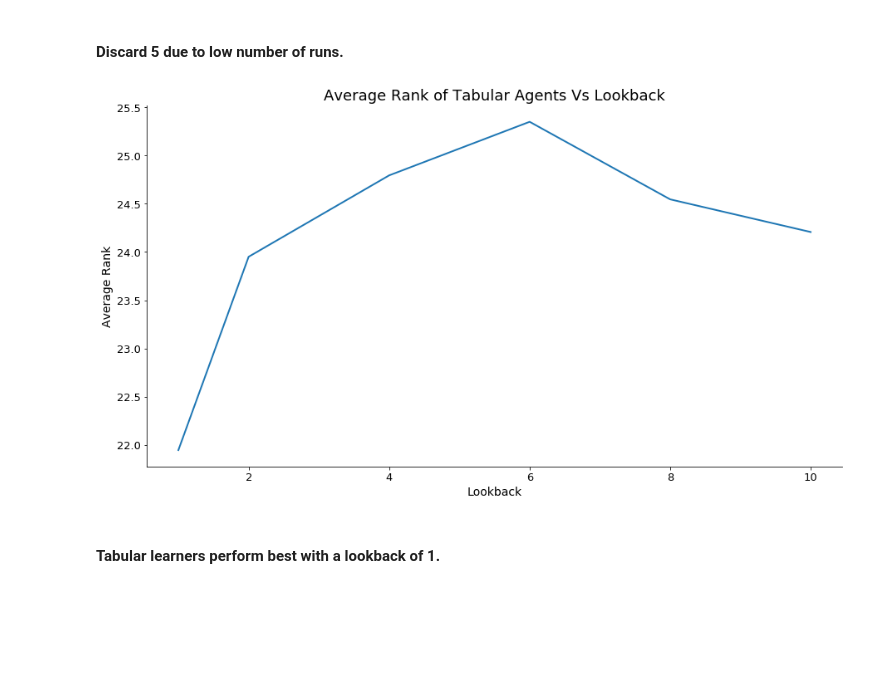
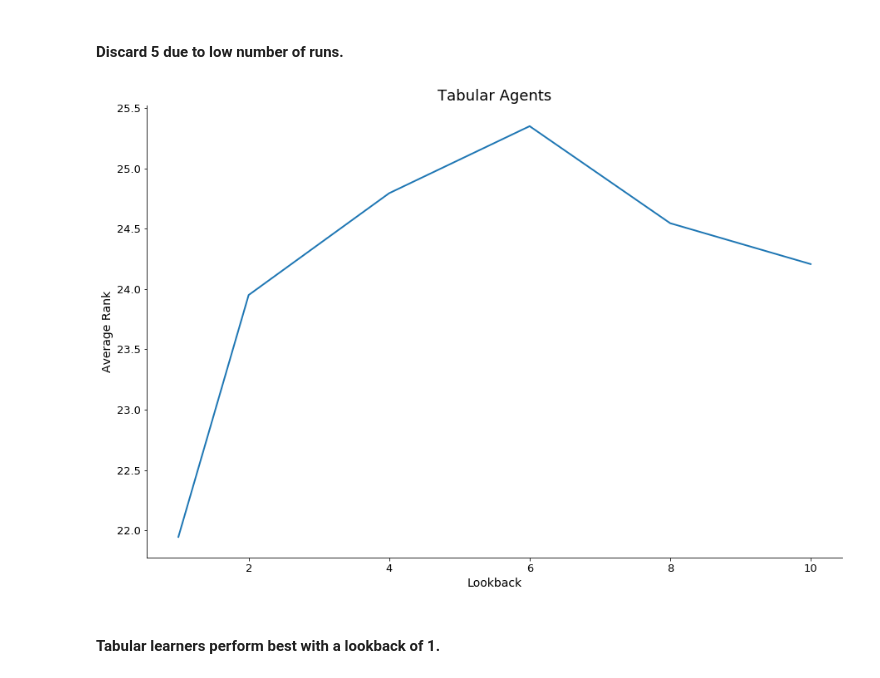
Before and after one commit to UCL-COMP0031-2022-Project-10/tournament, a Jupyter notebook: results/Data Analysis .ipynb, the cells around one changed output. Drawn from its saved outputs; the diff is of its cells as text; code cells hidden in the pictures; blank space fills up the shorter version.

```diff
--- a/results/Data Analysis .ipynb
+++ b/results/Data Analysis .ipynb
@@ -45,7 +47,7 @@ def plot_histograms(x: pd.DataFrame, bins: int, xlabel: str, ylabel: str, title:
 # %%
 # auxiliary function to make line graphs more visually appealing
 def plot_linegraph(x: Dict, xlabel: str, ylabel: str, title: str) -> None:
-    plt.figure(figsize=(15,8))
+    plt.figure(figsize=(15, 10))
     df_x = pd.DataFrame(data=x)
     plt.plot(df_x[xlabel], df_x[ylabel])
     plt.gca().spines["top"].set_visible(False)
@@ -134,0 +151,3 @@ Name: ModelType, dtype: int64
+# %%
+df_dqn["agents"] = df_dqn["agents"].apply(lambda x: x.split(","))
+df_tabular["agents"] = df_tabular["agents"].apply(lambda x: str(x).split(","))
@@ -321,19 +651,20 @@ Name: lookback, dtype: int64
 # %%
 avg_lb_tab = {
     "Lookback" : [1, 2, 4, 6, 8, 10],
     "Average Rank" : [
         df_tabular[df_tabular["lookback"] == 1]["tn_rank"].sum() / len(df_tabular[df_tabular["lookback"] == 1]),
         df_tabular[df_tabular["lookback"] == 2]["tn_rank"].sum() / len(df_tabular[df_tabular["lookback"] == 2]),
         df_tabular[df_tabular["lookback"] == 4]["tn_rank"].sum() / len(df_tabular[df_tabular["lookback"] == 4]),
         df_tabular[df_tabular["lookback"] == 6]["tn_rank"].sum() / len(df_tabular[df_tabular["lookback"] == 6]),
         df_tabular[df_tabular["lookback"] == 8]["tn_rank"].sum() / len(df_tabular[df_tabular["lookback"] == 8]),
         df_tabular[df_tabular["lookback"] == 10]["tn_rank"].sum() / len(df_tabular[df_tabular["lookback"] == 10]),
     ]
 }
 
-plot_linegraph(avg_lb_tab, "Lookback", "Average Rank", "Average Rank of Tabular Agents Vs Lookback")
+plot_linegraph(avg_lb_tab, "Lookback", "Average Rank", "Tabular Agents")
+plt.savefig("lookbackvsrank_tab.png")
 # %% [output]
-[figure, old version]
+[figure, new version]
 # %% [markdown]
 <h4>Tabular learners perform best with a lookback of 1.</h4>
 # %%
```
Also changed, not shown: parts of 63 cells of this notebook, 13 other files.
